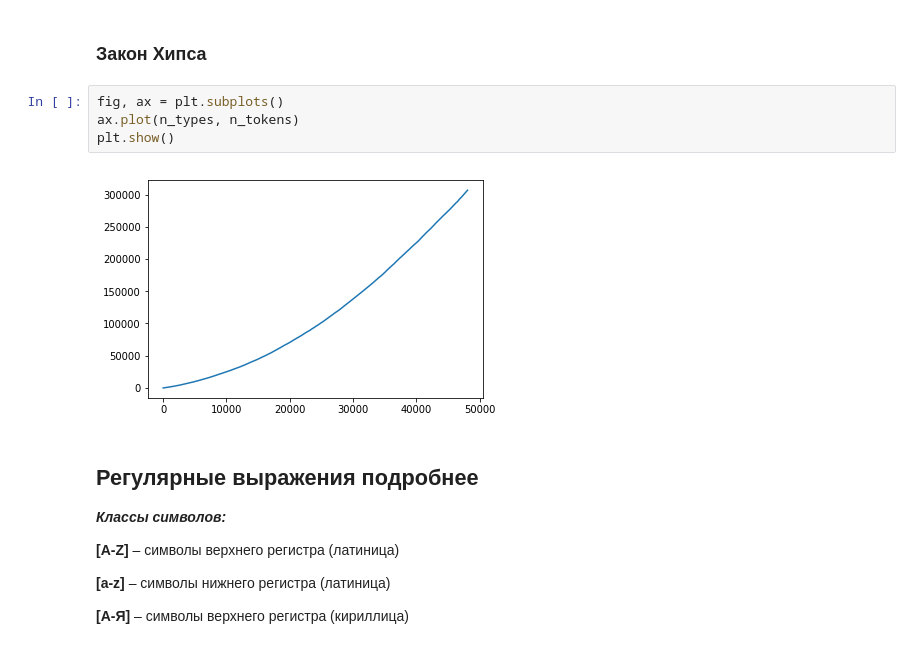
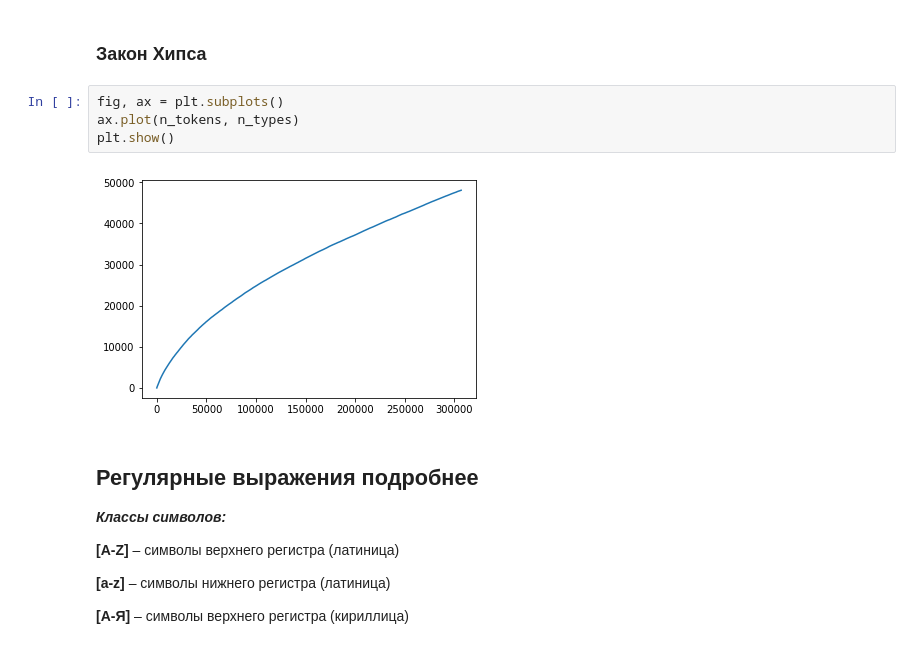
Before and after one commit to artemovae/nlp-course-netology, a Jupyter notebook: 1_intro.ipynb, the cells around one changed output. Cells and saved outputs as stored; diff of their text form.

```diff
--- a/1_intro.ipynb
+++ b/1_intro.ipynb
@@ -273,10 +269,10 @@ plt.show()
 ### Закон Хипса
 # %%
 fig, ax = plt.subplots()
-ax.plot(n_types, n_tokens)
+ax.plot(n_tokens, n_types)
 plt.show()
 # %% [output]
-[figure, old version]
+[figure, new version]
 # %% [markdown]
 ##  Регулярные выражения подробнее
 
```
Also changed, not shown: parts of 9 cells of this notebook.
